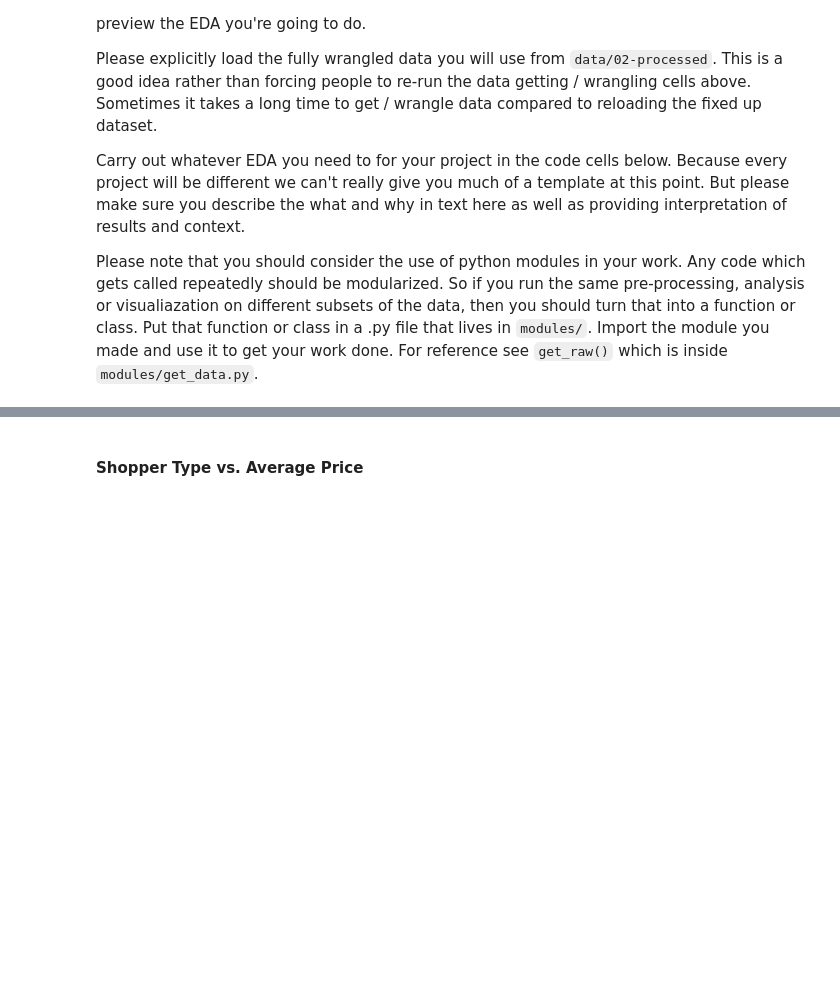
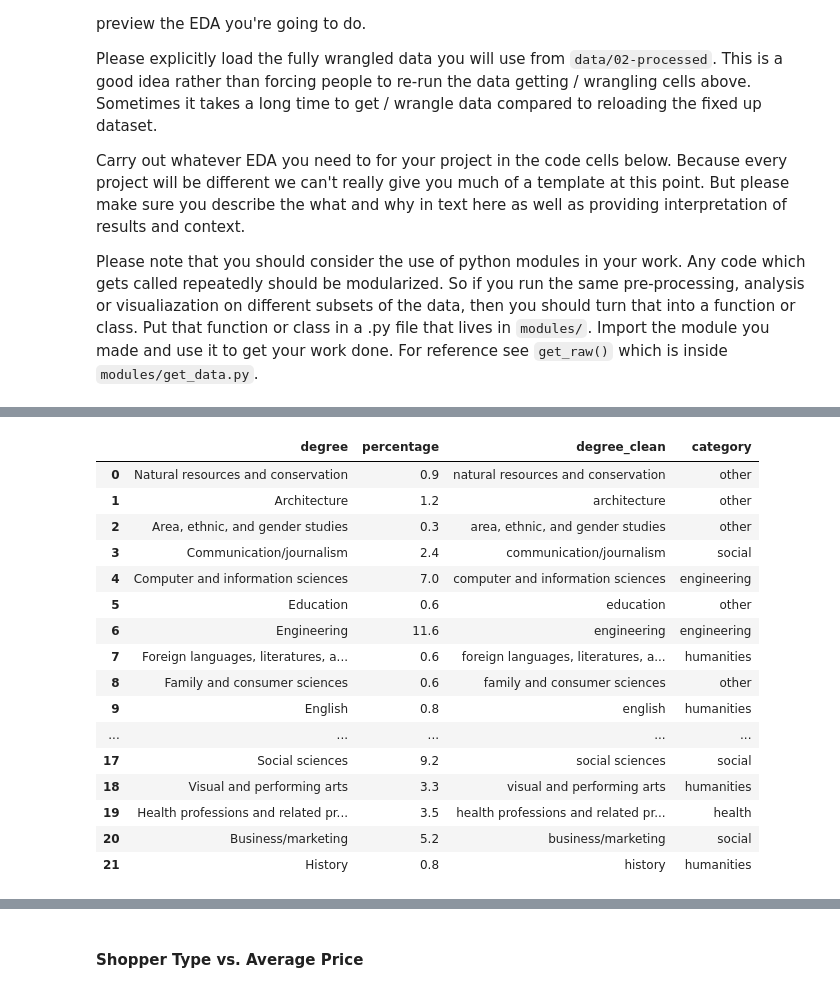
Before and after one commit to COGS108/Group018_WI26, a Jupyter notebook: 02-EDACheckpoint.ipynb, the cells around one changed output, grey strips where cells are left out. Saved outputs shown, nothing was run; the diff lists cells and outputs as text; code cells hidden in the pictures; blank space fills up the shorter version.

```diff
--- a/02-EDACheckpoint.ipynb
+++ b/02-EDACheckpoint.ipynb
@@ -244,0 +369,51 @@ df = pd.read_csv('data/02-processed/survey_clean.csv')
+# %%
+ucsd_data = [
+    ("Natural resources and conservation", 0.9),
+    ("Architecture", 1.2),
+    ("Area, ethnic, and gender studies", 0.3),
+    ("Communication/journalism", 2.4),
+    ("Computer and information sciences", 7.0),
+    ("Education", 0.6),
+    ("Engineering", 11.6),
+    ("Foreign languages, literatures, and linguistics", 0.6),
+    ("Family and consumer sciences", 0.6),
+    ("English", 0.8),
+    ("Liberal arts/general studies", 0.1),
+    ("Biological/life sciences", 20.8),
+    ("Mathematics and statistics", 3.8),
+    ("Interdisciplinary studies", 15.4),
+    ("Philosophy and religious studies", 0.2),
+    ("Physical sciences", 3.0),
+    ("Psychology", 8.7),
+    ("Social sciences", 9.2),
+    ("Visual and performing arts", 3.3),
+    ("Health professions and related programs", 3.5),
+    ("Business/marketing", 5.2),
+    ("History", 0.8)
+]
+# %%
+# Create UCSD data df
+ucsd_df = pd.DataFrame(ucsd_data, columns=["degree", "percentage"])
+# Clean
+ucsd_df['degree_clean'] = ucsd_df['degree'].str.lower().str.strip()
+# Apply categorization method
+ucsd_df['category'] = ucsd_df['degree_clean'].apply(categorize_major)
+ucsd_df
+# %% [output]
+|  | degree | percentage | degree_clean | category |
+| 0 | Natural resources and conservation | 0.9 | natural resources and conservation | other |
+| 1 | Architecture | 1.2 | architecture | other |
+| 2 | Area, ethnic, and gender studies | 0.3 | area, ethnic, and gender studies | other |
+| 3 | Communication/journalism | 2.4 | communication/journalism | social |
+| 4 | Computer and information sciences | 7.0 | computer and information sciences | engineering |
+| 5 | Education | 0.6 | education | other |
+| 6 | Engineering | 11.6 | engineering | engineering |
+| 7 | Foreign languages, literatures, a... | 0.6 | foreign languages, literatures, a... | humanities |
+| 8 | Family and consumer sciences | 0.6 | family and consumer sciences | other |
+| 9 | English | 0.8 | english | humanities |
+| ... | ... | ... | ... | ... |
+| 17 | Social sciences | 9.2 | social sciences | social |
+| 18 | Visual and performing arts | 3.3 | visual and performing arts | humanities |
+| 19 | Health professions and related pr... | 3.5 | health professions and related pr... | health |
+| 20 | Business/marketing | 5.2 | business/marketing | social |
+| 21 | History | 0.8 | history | humanities |
```
Also changed, not shown: parts of 19 cells of this notebook.
